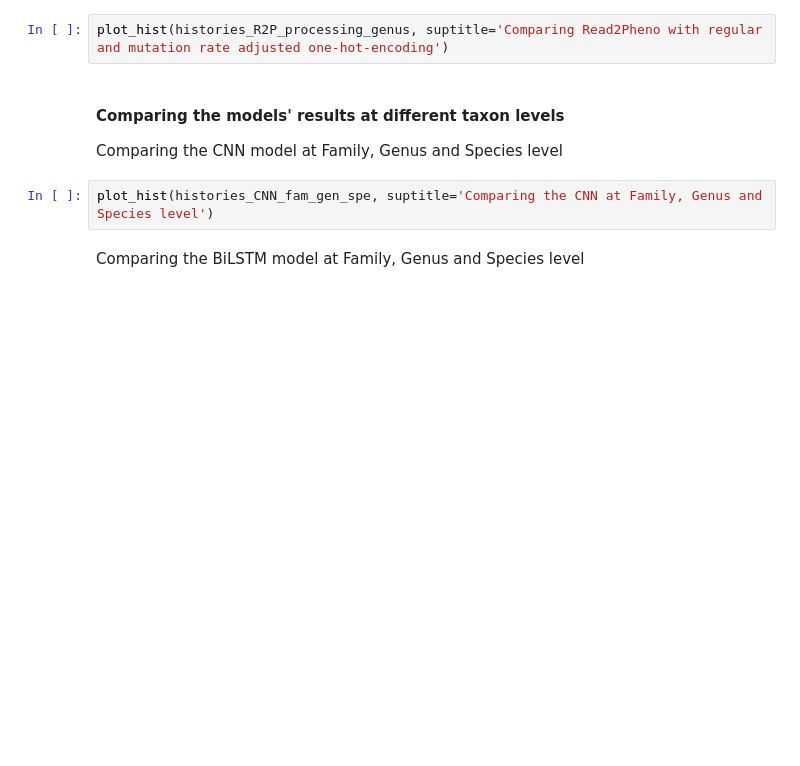
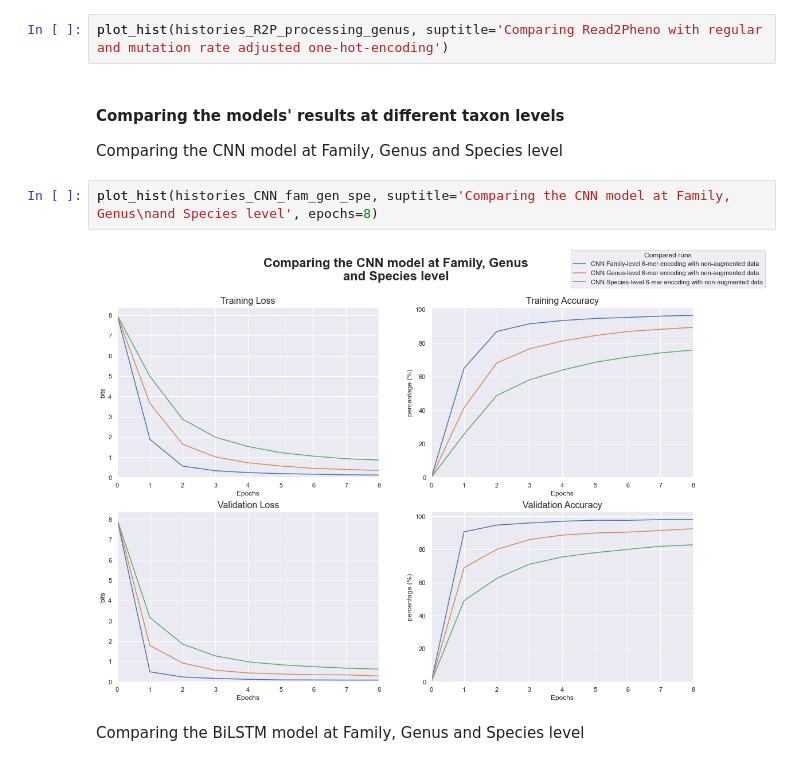
Before and after one commit to Lab-Vankerschaver/16S-ML-models, a Jupyter notebook: models_notebook.ipynb, the cells around one changed output. Cells and saved outputs as stored; diff of their text form; blank space fills up the shorter version.

```diff
--- a/models_notebook.ipynb
+++ b/models_notebook.ipynb
@@ -1025,7 +1109,9 @@ plot_hist(histories_R2P_processing_genus, suptitle='Comparing Read2Pheno with re
 #### Comparing the models' results at different taxon levels
 Comparing the CNN model at Family, Genus and Species level
 # %%
-plot_hist(histories_CNN_fam_gen_spe, suptitle='Comparing the CNN at Family, Genus and Species level')
+plot_hist(histories_CNN_fam_gen_spe, suptitle='Comparing the CNN model at Family, Genus\nand Species level', epochs=8)
+# %% [output]
+[figure, added]
 # %% [markdown]
 Comparing the BiLSTM model at Family, Genus and Species level
 # %%
```
Also changed, not shown: parts of 9 cells of this notebook.
